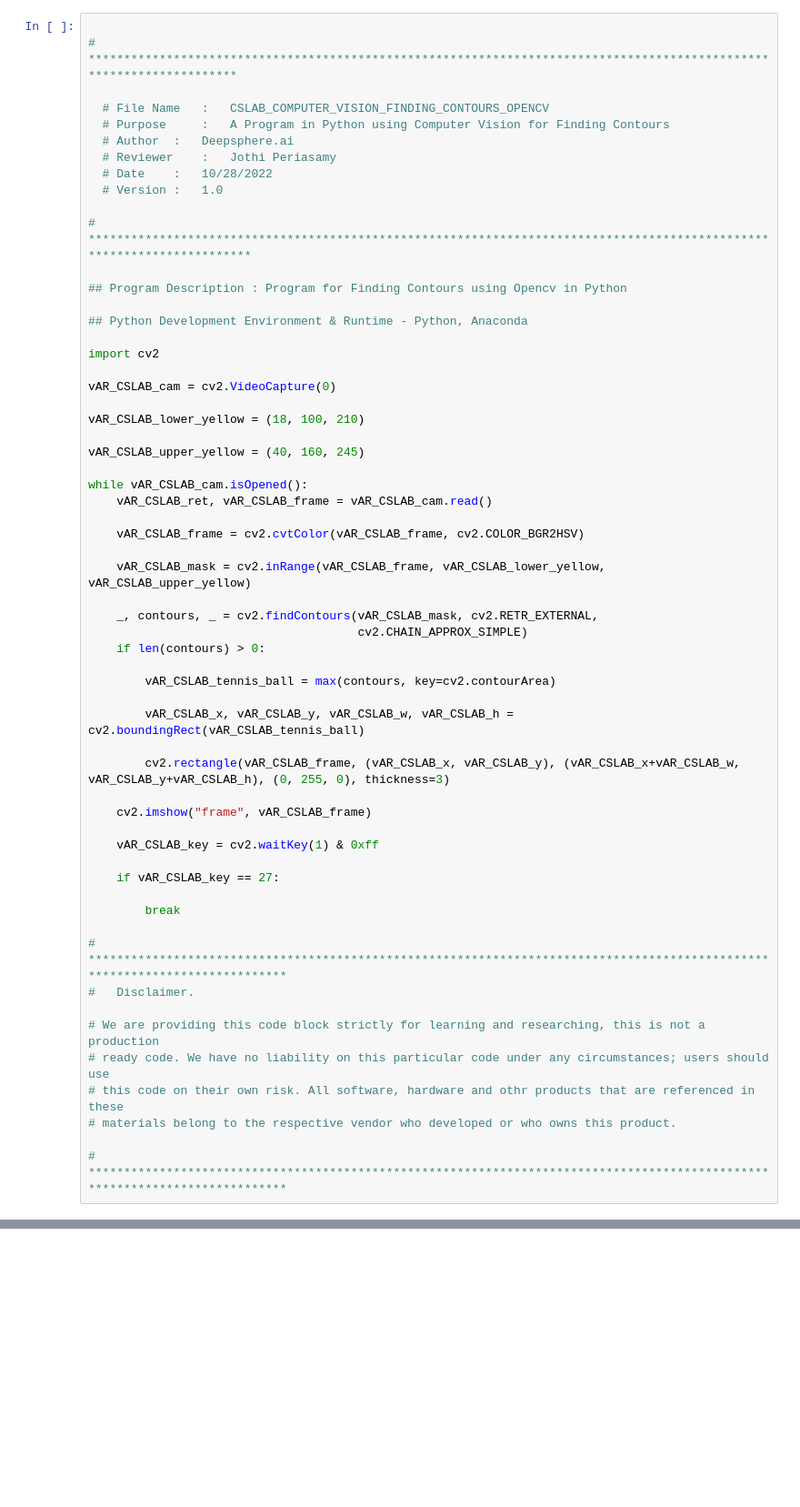
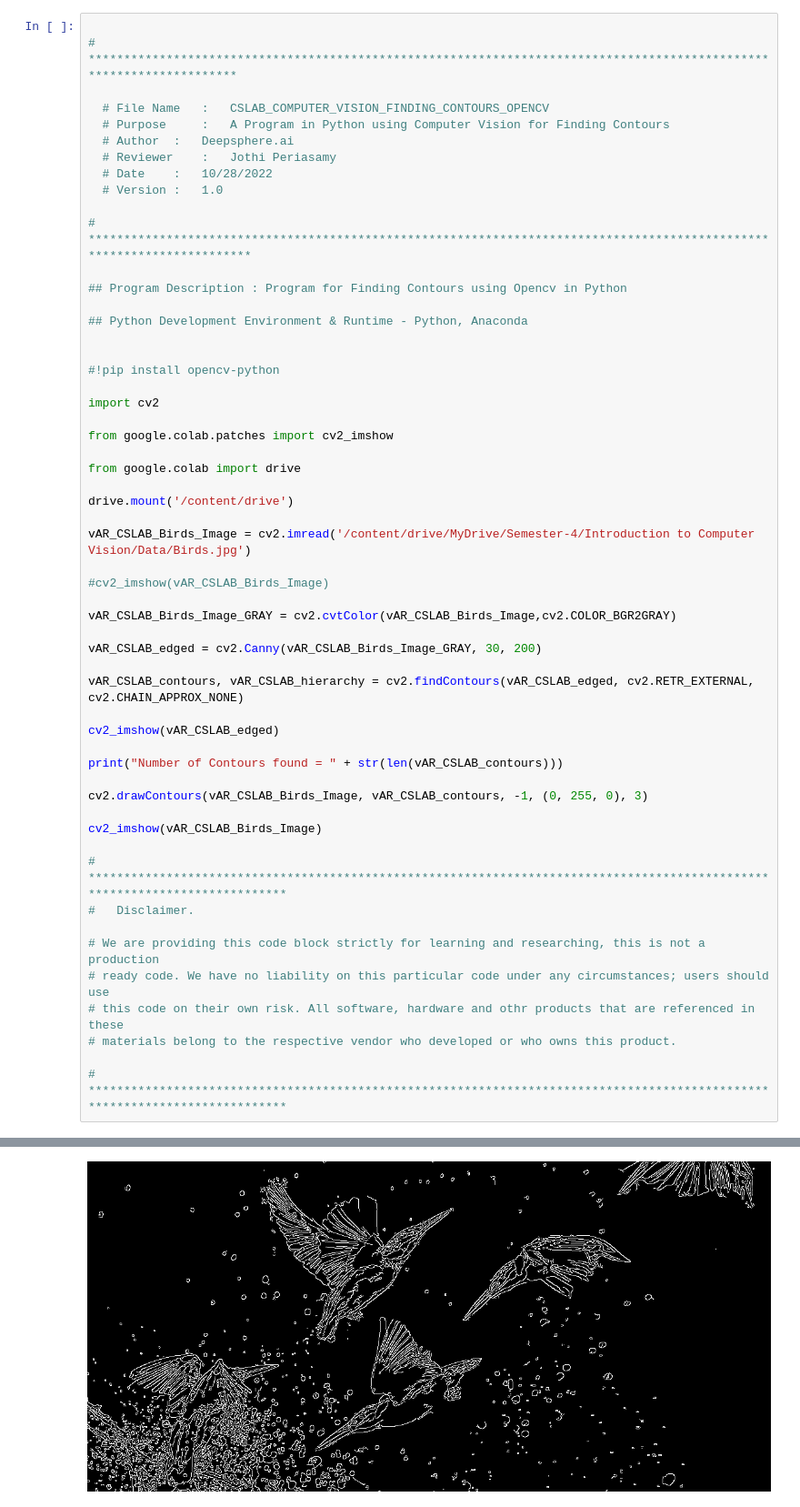
Before and after one commit to Deepsphere-AI/DSAI_Python_Programming, a Jupyter notebook: Unit-14/Python for Computer Vision/Program 291- CSLAB_COMPUTER_VISION_FINDING_CONTOURS_OPENCV.ipynb, the cells around one changed output, grey strips where cells are left out. Shown: that part at 91% size. Drawn from its saved outputs; the diff is of its cells as text; blank space fills up the shorter version.

```diff
--- a/Unit-14/Python for Computer Vision/Program 291- CSLAB_COMPUTER_VISION_FINDING_CONTOURS_OPENCV.ipynb
+++ b/Unit-14/Python for Computer Vision/Program 291- CSLAB_COMPUTER_VISION_FINDING_CONTOURS_OPENCV.ipynb
@@ -17,38 +17,34 @@
 
 ## Python Development Environment & Runtime - Python, Anaconda
 
+
+#!pip install opencv-python
+
 import cv2
 
-vAR_CSLAB_cam = cv2.VideoCapture(0)
+from google.colab.patches import cv2_imshow
 
-vAR_CSLAB_lower_yellow = (18, 100, 210)
+from google.colab import drive
 
-vAR_CSLAB_upper_yellow = (40, 160, 245)
+drive.mount('/content/drive')
 
-while vAR_CSLAB_cam.isOpened():
-    vAR_CSLAB_ret, vAR_CSLAB_frame = vAR_CSLAB_cam.read()
+vAR_CSLAB_Birds_Image = cv2.imread('/content/drive/MyDrive/Semester-4/Introduction to Computer Vision/Data/Birds.jpg')
 
-    vAR_CSLAB_frame = cv2.cvtColor(vAR_CSLAB_frame, cv2.COLOR_BGR2HSV)
+#cv2_imshow(vAR_CSLAB_Birds_Image)
 
-    vAR_CSLAB_mask = cv2.inRange(vAR_CSLAB_frame, vAR_CSLAB_lower_yellow, vAR_CSLAB_upper_yellow)
+vAR_CSLAB_Birds_Image_GRAY = cv2.cvtColor(vAR_CSLAB_Birds_Image,cv2.COLOR_BGR2GRAY)
 
-    _, contours, _ = cv2.findContours(vAR_CSLAB_mask, cv2.RETR_EXTERNAL,
-                                      cv2.CHAIN_APPROX_SIMPLE)
-    if len(contours) > 0:
+vAR_CSLAB_edged = cv2.Canny(vAR_CSLAB_Birds_Image_GRAY, 30, 200)
 
-        vAR_CSLAB_tennis_ball = max(contours, key=cv2.contourArea)
+vAR_CSLAB_contours, vAR_CSLAB_hierarchy = cv2.findContours(vAR_CSLAB_edged, cv2.RETR_EXTERNAL, cv2.CHAIN_APPROX_NONE)
 
-        vAR_CSLAB_x, vAR_CSLAB_y, vAR_CSLAB_w, vAR_CSLAB_h = cv2.boundingRect(vAR_CSLAB_tennis_ball)
+cv2_imshow(vAR_CSLAB_edged)
 
-        cv2.rectangle(vAR_CSLAB_frame, (vAR_CSLAB_x, vAR_CSLAB_y), (vAR_CSLAB_x+vAR_CSLAB_w, vAR_CSLAB_y+vAR_CSLAB_h), (0, 255, 0), thickness=3)
+print("Number of Contours found = " + str(len(vAR_CSLAB_contours)))
 
-    cv2.imshow("frame", vAR_CSLAB_frame)
+cv2.drawContours(vAR_CSLAB_Birds_Image, vAR_CSLAB_contours, -1, (0, 255, 0), 3)
 
-    vAR_CSLAB_key = cv2.waitKey(1) & 0xff
-
-    if vAR_CSLAB_key == 27:
-
-        break
+cv2_imshow(vAR_CSLAB_Birds_Image)
 
 # ****************************************************************************************************************************
 #   Disclaimer.
@@ -59,3 +55,4 @@ while vAR_CSLAB_cam.isOpened():
 # materials belong to the respective vendor who developed or who owns this product.
 
 # ****************************************************************************************************************************
+# %% [output]
@@ -61,0 +60 @@ while vAR_CSLAB_cam.isOpened():
+[figure, added]
```
Also changed, not shown: parts of 1 cell of this notebook.
